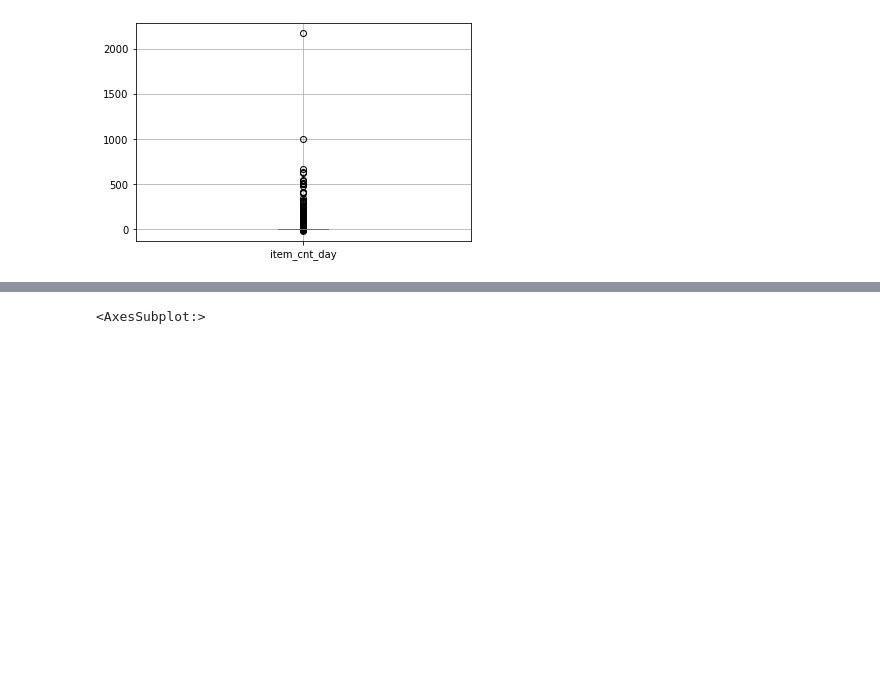
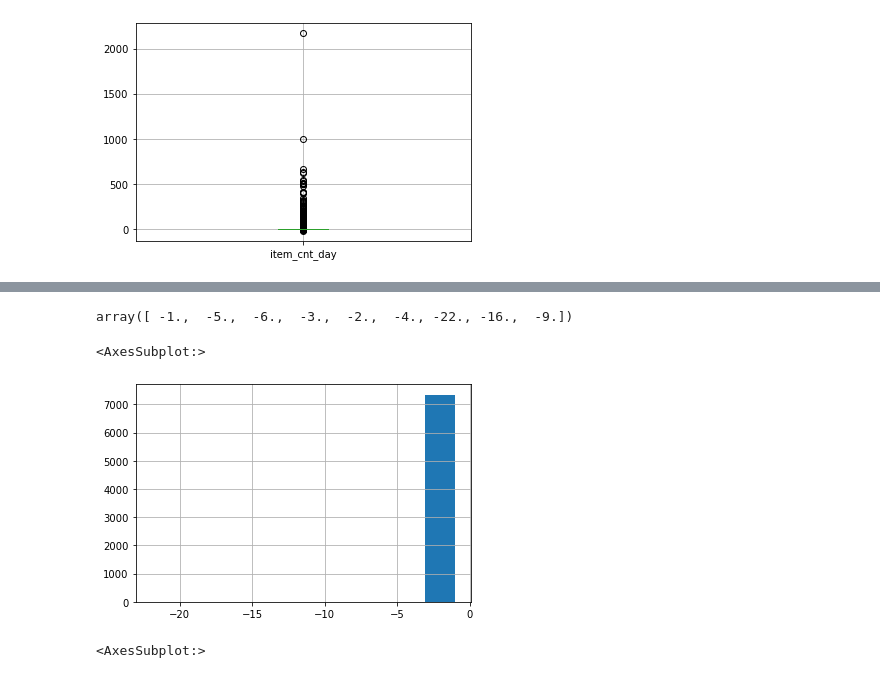
Before and after one commit to powpoww/TIL, a Jupyter notebook: 수업/pjt/code/data_info.ipynb, the cells around one changed output, grey strips where cells are left out. Drawn from its saved outputs; the diff is of its cells as text; code cells hidden in the pictures; blank space fills up the shorter version.

```diff
--- a/수업/pjt/code/data_info.ipynb
+++ b/수업/pjt/code/data_info.ipynb
@@ -188,3 +229,12 @@ sales_train[['item_cnt_day']].boxplot()
+# %%
+sales_train[sales_train.item_cnt_day < 1].item_cnt_day.unique()
+# %% [output]
+array([ -1.,  -5.,  -6.,  -3.,  -2.,  -4., -22., -16.,  -9.])
+# %%
+sales_train[sales_train.item_cnt_day < 1].item_cnt_day.hist()
+# %% [output]
+<AxesSubplot:>
+[figure, added]
 # %%
 sales_train[['item_price']].boxplot()
 # %% [output]
```
Also changed, not shown: parts of 15 cells of this notebook, 5 other files.
